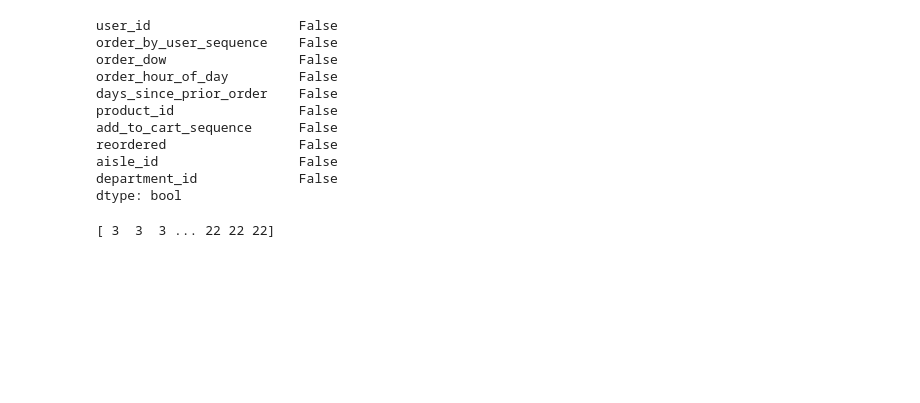
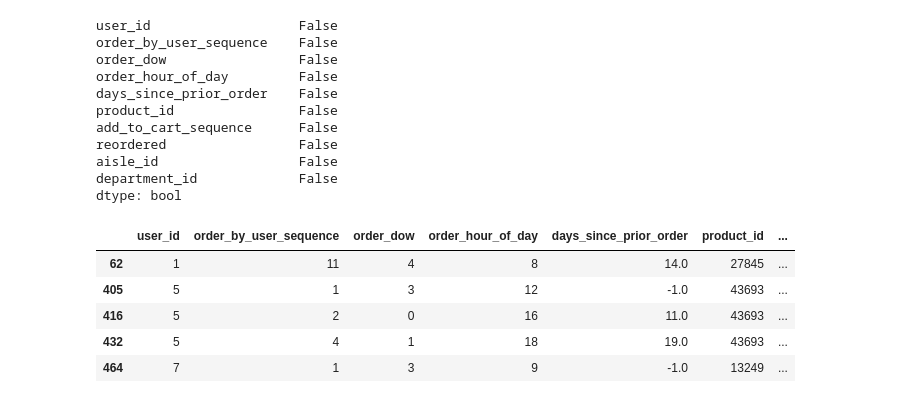
Before and after one commit to fractaldatalearning/Capstone2, a Jupyter notebook: notebooks/eda3_product_clusters.ipynb, the cells around one changed output. Drawn from its saved outputs; the diff is of its cells as text; code cells hidden in the pictures; blank space fills up the shorter version.

```diff
--- a/notebooks/eda3_product_clusters.ipynb
+++ b/notebooks/eda3_product_clusters.ipynb
@@ -120,16 +178,22 @@ reordered                 False
 aisle_id                  False
 department_id             False
 dtype: bool
-# %%
-model = KMeans(n_clusters=24)
-
-# Fitting Model
-model.fit(milk4models)
-
-# Prediction on the entire data
-all_predictions = model.predict(milk4models)
-
-# Printing Predictions
-print(all_predictions)
-# %% [output]
-[ 3  3  3 ... 22 22 22]
+# %%
+# Get groups
+model = KMeans(n_clusters=24)
+
+model.fit(milk4models)
+all_predictions = model.predict(milk4models)
+
+# Add groups to rest of the data
+milk4models['prod_grp'] = pd.Series(all_predictions,
+                                    index=milk4models.index)
+
+milk4models.head()
+# %% [output]
+|  | user_id | order_by_user_sequence | order_dow | order_hour_of_day | days_since_prior_order | product_id | ... |
+| 62 | 1 | 11 | 4 | 8 | 14.0 | 27845 | ... |
+| 405 | 5 | 1 | 3 | 12 | -1.0 | 43693 | ... |
+| 416 | 5 | 2 | 0 | 16 | 11.0 | 43693 | ... |
+| 432 | 5 | 4 | 1 | 18 | 19.0 | 43693 | ... |
+| 464 | 7 | 1 | 3 | 9 | -1.0 | 13249 | ... |
```
Also changed, not shown: parts of 5 cells of this notebook, 1 other file.
